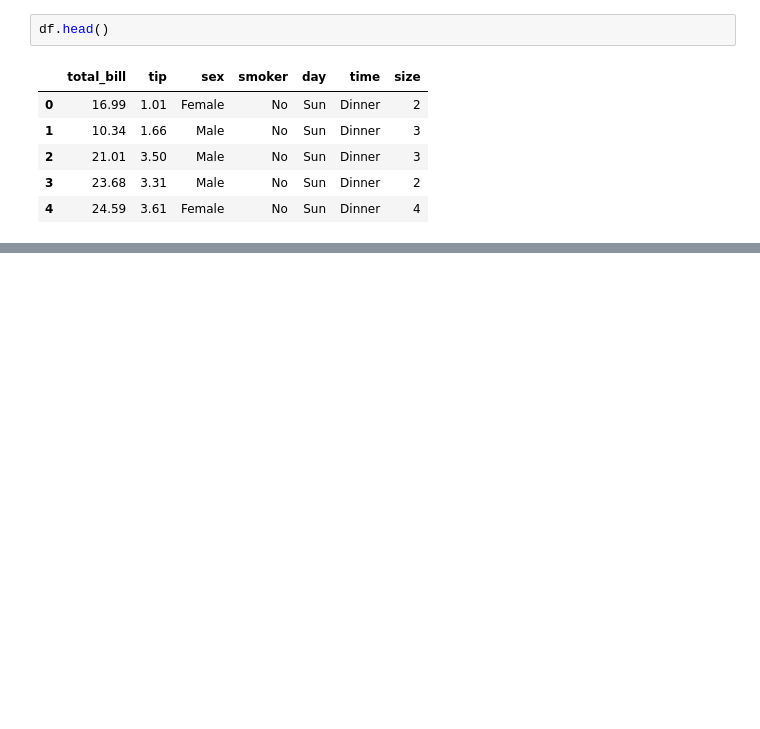
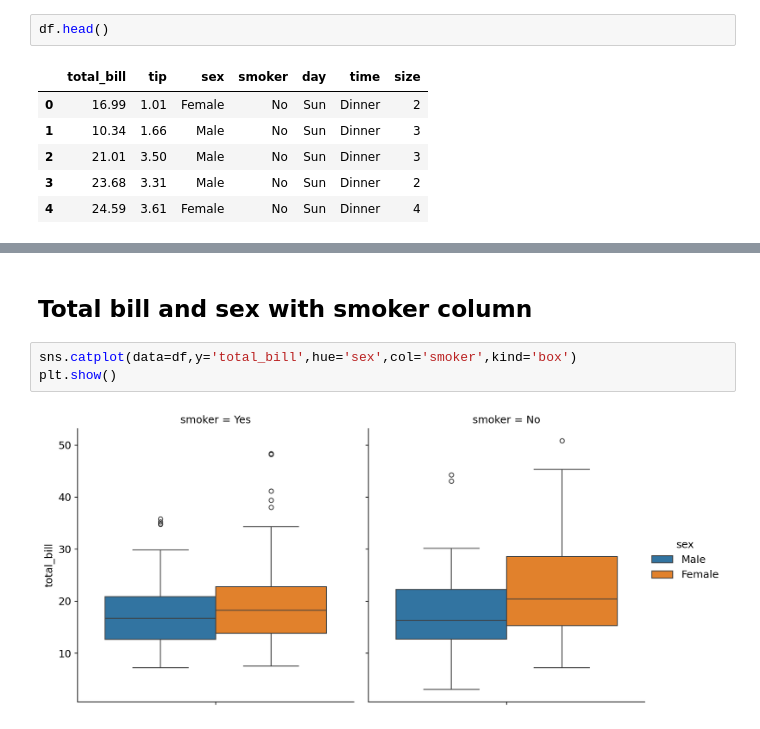
Before and after one commit to Jawad-Muzafar/EDA, a Jupyter notebook: Tips/eda.ipynb, the cells around one changed output, grey strips where cells are left out. Cells and saved outputs as stored; diff of their text form; blank space fills up the shorter version.

```diff
--- a/Tips/eda.ipynb
+++ b/Tips/eda.ipynb
@@ -762,0 +817,7 @@ df.head()
+# %% [markdown]
+## **Total bill and sex with smoker column**
+# %%
+sns.catplot(data=df,y='total_bill',hue='sex',col='smoker',kind='box')
+plt.show()
+# %% [output]
+[figure, added]
```
Also changed, not shown: parts of 14 cells of this notebook.
